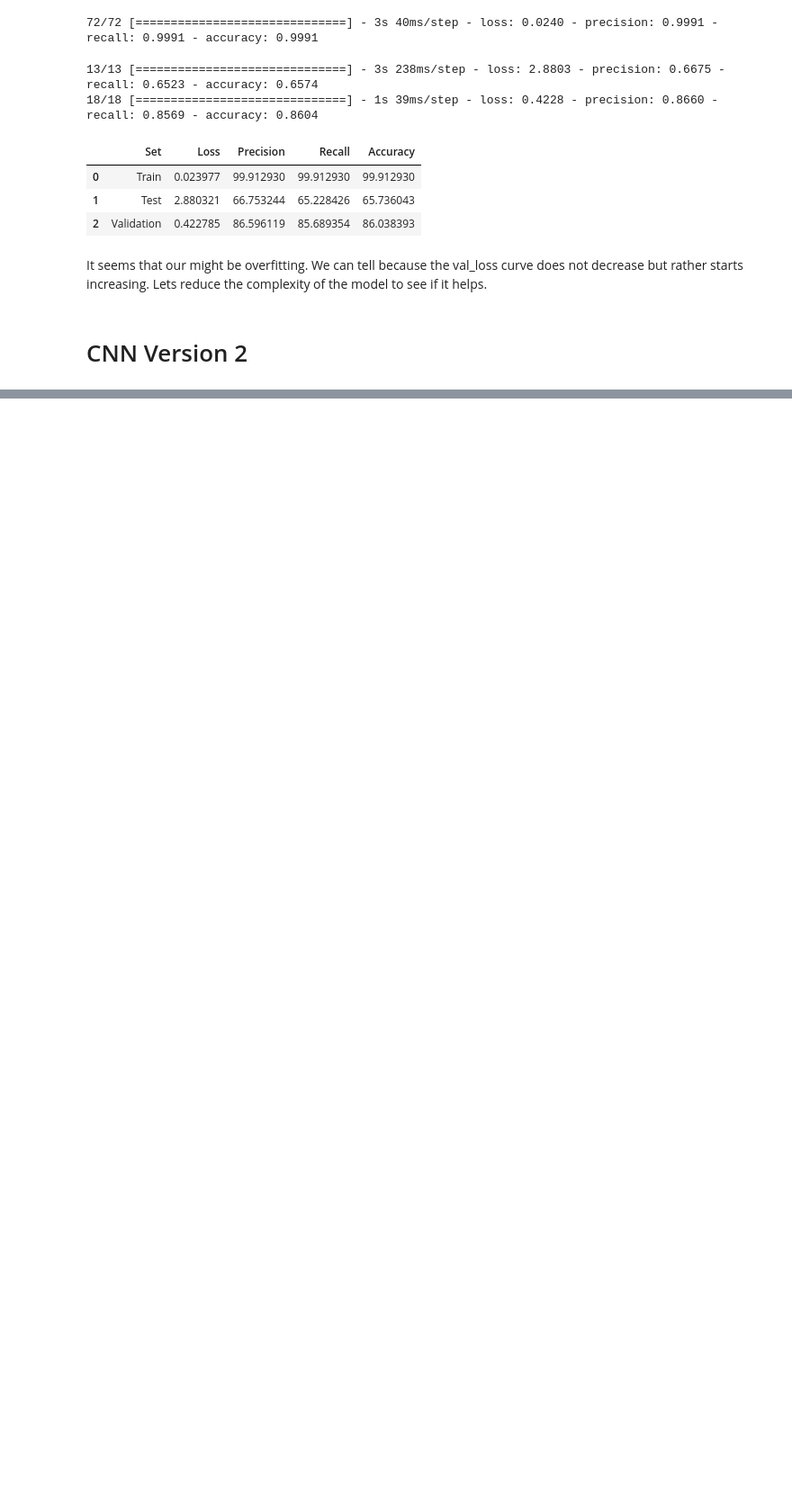
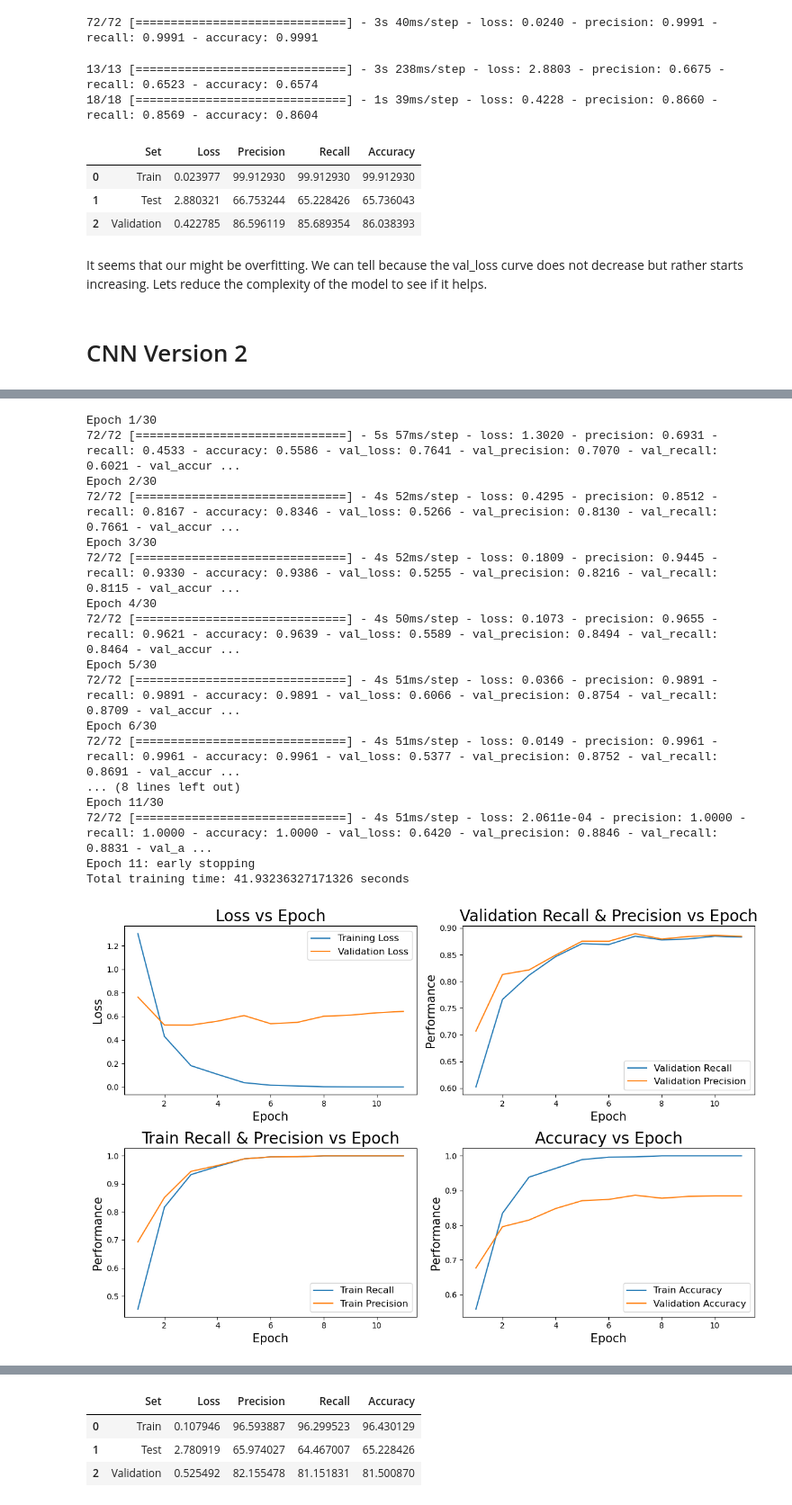
Before and after one commit to cristopher-d-delgado/brain_tumor_classification, a Jupyter notebook: notebook.ipynb, the cells around one changed output, grey strips where cells are left out. Shown: that part at 90% size. Saved outputs shown, nothing was run; the diff lists cells and outputs as text; code cells hidden in the pictures; blank space fills up the shorter version.

```diff
--- a/notebook.ipynb
+++ b/notebook.ipynb
@@ -291,0 +517,29 @@ It seems that our might be overfitting. We can tell because the val_loss curve d
+# %%
+from tensorflow.keras.models import Sequential
+from tensorflow.keras.layers import Flatten, Dense, Conv2D, MaxPool2D
+from tensorflow.keras.optimizers import Adam
+from tensorflow.keras.losses import CategoricalCrossentropy
+
+# Define input shape
+input_shape = (256, 256, 3)
+
+# Define the basic model
+cnn5 = Sequential()
+
+# Define the layers
+# Flatten layer to reshape the output
+cnn5.add(Conv2D(filters=16, kernel_size=(5,5), activation='relu', input_shape=input_shape))
+cnn5.add(MaxPool2D(pool_size=(2,2)))
+
+cnn5.add(Conv2D(filters=16, kernel_size=(5,5), activation='relu', input_shape=input_shape))
+cnn5.add(MaxPool2D(pool_size=(2,2)))
+
+# Flatten Tensor
+cnn5.add(Flatten())
+cnn5.add(Dense(256, activation='relu'))
+
+# Define the output
+cnn5.add(Dense(4, activation='softmax'))
+
+cnn5.compile(optimizer=Adam(), loss=CategoricalCrossentropy(), metrics=metrics)
+print(cnn5.summary())
@@ -291,0 +564,28 @@ It seems that our might be overfitting. We can tell because the val_loss curve d
+# %%
+# Train model
+conv['Version5'] = train_model(cnn5, train_gen, val_gen, 30)
+
+# View history
+view_history(conv, 'Version5')
+
+# Evalaute model
+model_evaluate(cnn5, train_gen, test_gen, val_gen)
+# %% [output]
+Epoch 1/30
+72/72 [==============================] - 5s 57ms/step - loss: 1.3020 - precision: 0.6931 - recall: 0.4533 - accuracy: 0.5586 - val_loss: 0.7641 - val_precision: 0.7070 - val_recall: 0.6021 - val_accur ...
+Epoch 2/30
+72/72 [==============================] - 4s 52ms/step - loss: 0.4295 - precision: 0.8512 - recall: 0.8167 - accuracy: 0.8346 - val_loss: 0.5266 - val_precision: 0.8130 - val_recall: 0.7661 - val_accur ...
+Epoch 3/30
+72/72 [==============================] - 4s 52ms/step - loss: 0.1809 - precision: 0.9445 - recall: 0.9330 - accuracy: 0.9386 - val_loss: 0.5255 - val_precision: 0.8216 - val_recall: 0.8115 - val_accur ...
+Epoch 4/30
+72/72 [==============================] - 4s 50ms/step - loss: 0.1073 - precision: 0.9655 - recall: 0.9621 - accuracy: 0.9639 - val_loss: 0.5589 - val_precision: 0.8494 - val_recall: 0.8464 - val_accur ...
+Epoch 5/30
+72/72 [==============================] - 4s 51ms/step - loss: 0.0366 - precision: 0.9891 - recall: 0.9891 - accuracy: 0.9891 - val_loss: 0.6066 - val_precision: 0.8754 - val_recall: 0.8709 - val_accur ...
+Epoch 6/30
+72/72 [==============================] - 4s 51ms/step - loss: 0.0149 - precision: 0.9961 - recall: 0.9961 - accuracy: 0.9961 - val_loss: 0.5377 - val_precision: 0.8752 - val_recall: 0.8691 - val_accur ...
+... (8 lines left out)
+Epoch 11/30
+72/72 [==============================] - 4s 51ms/step - loss: 2.0611e-04 - precision: 1.0000 - recall: 1.0000 - accuracy: 1.0000 - val_loss: 0.6420 - val_precision: 0.8846 - val_recall: 0.8831 - val_a ...
+Epoch 11: early stopping
+Total training time: 41.93236327171326 seconds
+[figure, added]
@@ -291,0 +595,4 @@ It seems that our might be overfitting. We can tell because the val_loss curve d
+|  | Set | Loss | Precision | Recall | Accuracy |
+| 0 | Train | 0.107946 | 96.593887 | 96.299523 | 96.430129 |
+| 1 | Test | 2.780919 | 65.974027 | 64.467007 | 65.228426 |
+| 2 | Validation | 0.525492 | 82.155478 | 81.151831 | 81.500870 |
```
Also changed, not shown: parts of 13 cells of this notebook.
